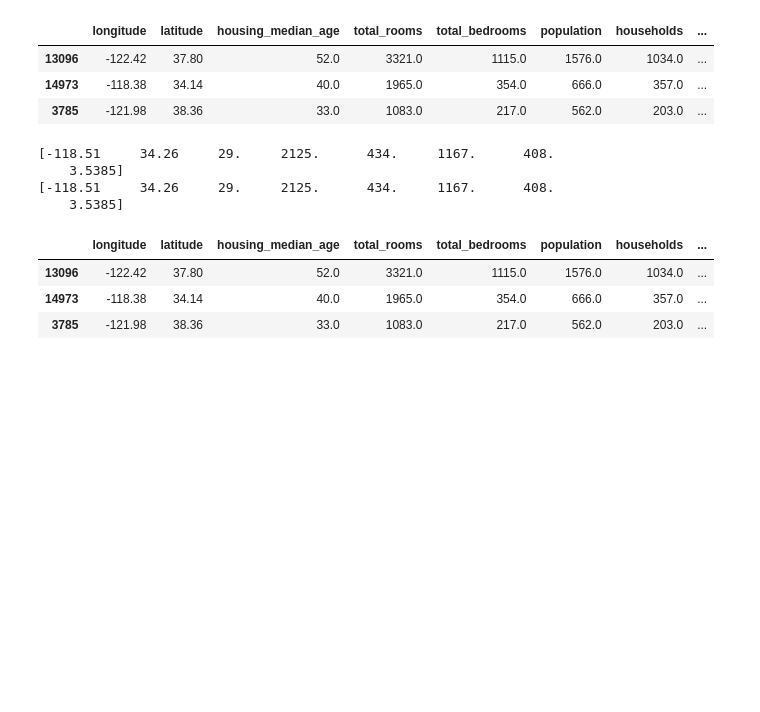
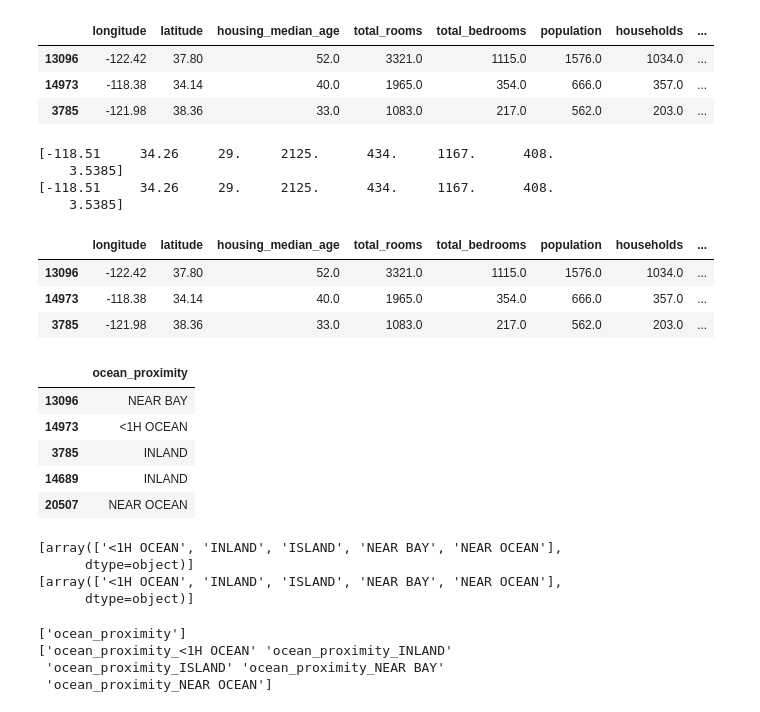
Before and after one commit to ks982579/data-science-1990-california-housing, a Jupyter notebook: main.ipynb, the cells around one changed output. Drawn from its saved outputs; the diff is of its cells as text; code cells hidden in the pictures; blank space fills up the shorter version.

```diff
--- a/main.ipynb
+++ b/main.ipynb
@@ -327,3 +327,36 @@ housing_tr.head(3)
 | 13096 | -122.42 | 37.80 | 52.0 | 3321.0 | 1115.0 | 1576.0 | 1034.0 | ... |
 | 14973 | -118.38 | 34.14 | 40.0 | 1965.0 | 354.0 | 666.0 | 357.0 | ... |
 | 3785 | -121.98 | 38.36 | 33.0 | 1083.0 | 217.0 | 562.0 | 203.0 | ... |
+# %%
+housing_cat = housing[["ocean_proximity"]] # meow
+housing_cat.head(5)
+# %% [output]
+|  | ocean_proximity |
+| 13096 | NEAR BAY |
+| 14973 | <1H OCEAN |
+| 3785 | INLAND |
+| 14689 | INLAND |
+| 20507 | NEAR OCEAN |
+# %%
+from sklearn.preprocessing import OrdinalEncoder, OneHotEncoder
+
+ordinal_encoder = OrdinalEncoder()
+housing_cat_encoded = ordinal_encoder.fit_transform(housing_cat)
+print(ordinal_encoder.categories_) # gives list of categorical attributes
+
+cat_encoder = OneHotEncoder()
+housing_cat_1hot = cat_encoder.fit_transform(housing_cat).toarray()
+print(cat_encoder.categories_)
+# %% [output]
+[array(['<1H OCEAN', 'INLAND', 'ISLAND', 'NEAR BAY', 'NEAR OCEAN'],
+      dtype=object)]
+[array(['<1H OCEAN', 'INLAND', 'ISLAND', 'NEAR BAY', 'NEAR OCEAN'],
+      dtype=object)]
+# %%
+print(cat_encoder.feature_names_in_)
+print(cat_encoder.get_feature_names_out())
+# %% [output]
+['ocean_proximity']
+['ocean_proximity_<1H OCEAN' 'ocean_proximity_INLAND'
+ 'ocean_proximity_ISLAND' 'ocean_proximity_NEAR BAY'
+ 'ocean_proximity_NEAR OCEAN']
```
